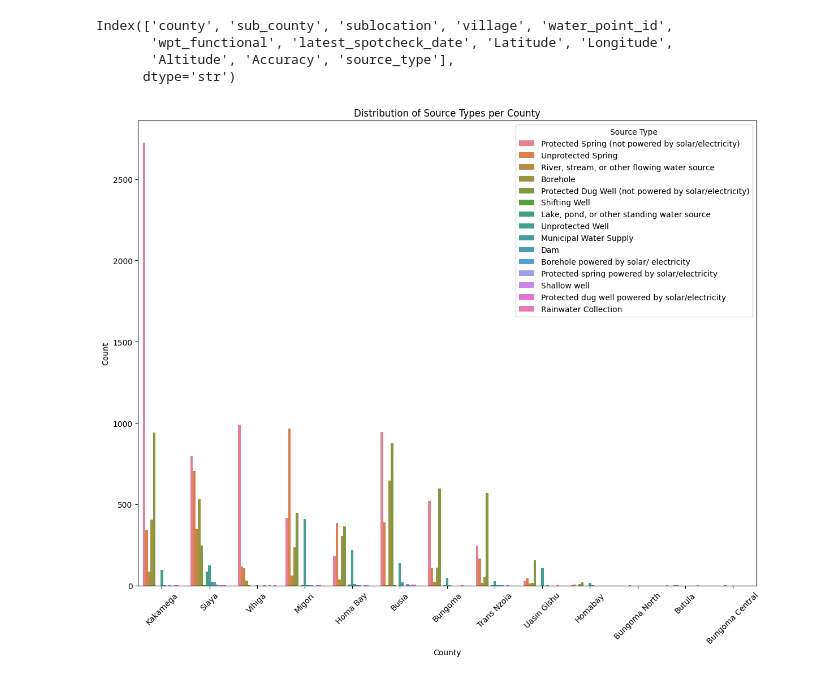
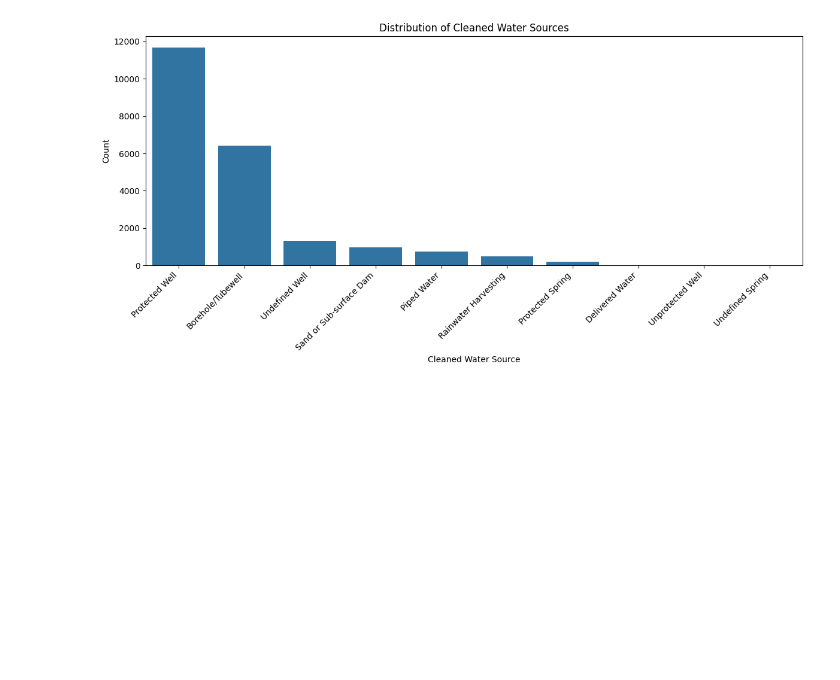
Before and after one commit to Marilyn-cc/Hydro-track, a Jupyter notebook: eda.ipynb, the cells around one changed output. Drawn from its saved outputs; the diff is of its cells as text; code cells hidden in the pictures; blank space fills up the shorter version.

```diff
--- a/eda.ipynb
+++ b/eda.ipynb
@@ -8,2 +21,3 @@ import folium
 # %%
-df = pd.read_csv('C:\\Users\\H A S E E B\\Documents\\gdg_hackathon\\water_reports.csv')
+df = pd.read_csv(r"C:\Users\H A S E E B\Documents\gdg_hackathon\wpdx_cleaned.csv")
+df.head()
@@ -27,10 +31,0 @@ Index(['i009_country', 'i013_county', 'i014_subcounty', 'i016_subloc',
-# %%
-#rename columns
-
-df.rename(columns={'i009_country': 'country',
-                   'i013_county': 'county',
-                   'i014_subcounty': 'sub_county',
-                    'i016_subloc': 'sublocation',
-                    'i017_vil': 'village',
-                    'i102_wpt_id': 'water_point_id',
-                    }, inplace=True)
@@ -46,3 +31,0 @@ df.head()
-# %%
-#drop columns
-df.drop(columns=['country',], inplace=True)
@@ -58,21 +32,13 @@ df.head()
-# %%
-#show columns
-df.columns
-# %% [output]
-Index(['county', 'sub_county', 'sublocation', 'village', 'water_point_id',
-       'wpt_functional', 'latest_spotcheck_date', 'Latitude', 'Longitude',
-       'Altitude', 'Accuracy', 'source_type'],
-      dtype='str')
 # %%
-#visualise source types per county
-plt.figure(figsize=(12, 10))
-sns.countplot(data=df, x='county', hue='source_type')
-plt.title('Distribution of Source Types per County')
-plt.xlabel('County')
+#count number of water_source_clean and visualize exclude nan,  align x-axis labels
+
+plt.figure(figsize=(12, 6))
+sns.countplot(data=df, x='water_source_clean', order=df['water_source_clean'].value_counts().index)
+plt.xticks(rotation=45, ha='right')
+plt.title('Distribution of Cleaned Water Sources')
+plt.xlabel('Cleaned Water Source')
 plt.ylabel('Count')
-plt.xticks(rotation=45)
-plt.legend(title='Source Type')
 plt.tight_layout()
 plt.show()
 # %% [output]
-[figure, old version]
+[figure, new version]
```
Also changed, not shown: parts of 19 cells of this notebook, 13 other files.
